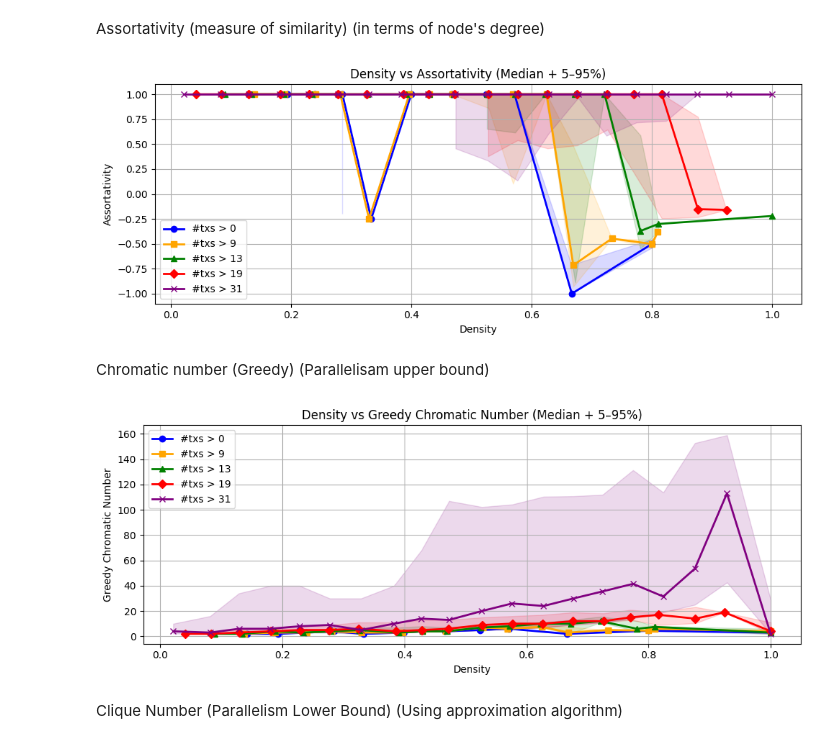
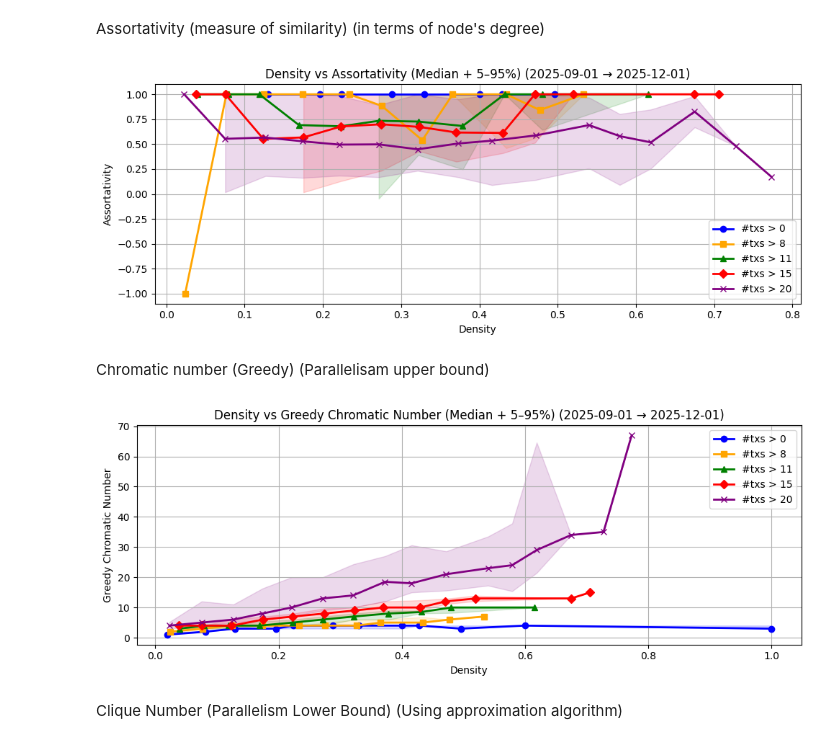
Before and after one commit to krdecade-0/sui_analysis_code, a Jupyter notebook: analysis.ipynb, the cells around one changed output. Saved outputs shown, nothing was run; the diff lists cells and outputs as text; code cells hidden in the pictures.

```diff
--- a/analysis.ipynb
+++ b/analysis.ipynb
@@ -527,3 +588,28 @@ plt.show()
+# %%
+start_time = pd.Timestamp("2025-09-01", tz="UTC")
+end_time   = pd.Timestamp("2025-12-01", tz="UTC")
 # %% [markdown]
 Diameter
+# %%
+diameter = {}
+
+for cp, G in graphs.items():
+    # Skip empty or trivial graphs
+    if G.number_of_nodes() < 2:
+        diameter[cp] = 0
+        continue
+
+    if G.number_of_edges() == 0:
+        diameter[cp] = 0
+        continue
+
+    # DIAMETER (safe version: per connected component)
+    if nx.is_connected(G):
+        diameter[cp] = nx.diameter(G)
+    else:
+        diameter[cp] = max(
+            nx.diameter(G.subgraph(c))
+            for c in nx.connected_components(G)
+            if len(c) > 1
+        )
 # %%
@@ -815,12 +927,25 @@ for cp, G in graphs.items():
     except:
         assortativity[cp] = 0
 # %%
-df_assort = pd.DataFrame(list(assortativity.items()), columns=["checkpoint", "assort"])
+df_assort = pd.DataFrame(
+    [
+        (cp, a, timestamps_by_cp[cp])
+        for cp, a in assortativity.items()
+    ],
+    columns=["checkpoint", "assort", "timestamp"]
+)
+
+df_assort["timestamp"] = pd.to_datetime(df_assort["timestamp"], utc=True)
+
+df_assort_period = df_assort[
+    (df_assort["timestamp"] >= start_time) &
+    (df_assort["timestamp"] <= end_time)
+]
 
 # Merge density + assortativity + block size
 df_merge_ast = (
     df_density
-    .merge(df_assort, on="checkpoint", how="inner")
+    .merge(df_assort_period, on="checkpoint", how="inner")
     .merge(df_sizes.rename(columns={"size": "block_size"}), on="checkpoint", how="inner")
 )
 
@@ -875,35 +1000,35 @@ for i, (low, high) in enumerate(ranges):
 
     # Fill 5–95% band
     plt.fill_between(
         centers,
         stats["p5"],
         stats["p95"],
         alpha=0.15,
         color=colors[i],
     )
 
     # Plot median line
     plt.plot(
         centers,
         stats["median"],
         marker=markers[i],
         color=colors[i],
         linewidth=2,
         label=labels[i],
     )
 
 plt.xlabel("Density")
 plt.ylabel("Assortativity")
-plt.title("Density vs Assortativity (Median + 5–95%)")
+plt.title(f"Density vs Assortativity (Median + 5–95%) ({start_time.date()} → {end_time.date()})")
 plt.grid(True)
 plt.legend()
 plt.tight_layout()
 plt.show()
 
 # Results show most assortativity being 1 suggesting most graphs are clique
 # Negative assortativity in low transaction graphs at high density showing star like structures and central hubs
 # %% [output]
-[figure, old version]
+[figure, new version]
 # %% [markdown]
 Chromatic number (Greedy) (Parallelisam upper bound)
 # %%
@@ -919,12 +1044,24 @@ for cp, G in graphs.items():
     coloring = greedy_color(G, strategy="largest_first")
     chromatic_number[cp] = len(set(coloring.values()))
 # %%
-df_chroma = pd.DataFrame(list(chromatic_number.items()),
-                         columns=["checkpoint", "chromatic"])
+df_chroma = pd.DataFrame(
+    [
+        (cp, c, timestamps_by_cp[cp])
+        for cp, c in chromatic_number.items()
+    ],
+    columns=["checkpoint", "chromatic", "timestamp"]
+)
+
+df_chroma["timestamp"] = pd.to_datetime(df_chroma["timestamp"], utc=True)
+
+df_chroma_period = df_chroma[
+    (df_chroma["timestamp"] >= start_time) &
+    (df_chroma["timestamp"] <= end_time)
+]
 
 df_merge_chroma = (
     df_density
-    .merge(df_chroma, on="checkpoint", how="inner")
+    .merge(df_chroma_period, on="checkpoint", how="inner")
     .merge(df_sizes.rename(columns={"size": "block_size"}), on="checkpoint", how="inner")
 )
 
@@ -998,13 +1135,13 @@ for i, (low, high) in enumerate(ranges):
 
 plt.xlabel("Density")
 plt.ylabel("Greedy Chromatic Number")
-plt.title("Density vs Greedy Chromatic Number (Median + 5–95%)")
+plt.title(f"Density vs Greedy Chromatic Number (Median + 5–95%) ({start_time.date()} → {end_time.date()})")
 plt.grid(True)
 plt.legend()
 plt.tight_layout()
 plt.show()
 # %% [output]
-[figure, old version]
+[figure, new version]
 # %% [markdown]
 Clique Number (Parallelism Lower Bound) (Using approximation algorithm)
 # %%
```
Also changed, not shown: parts of 49 cells of this notebook, 1 other file.
